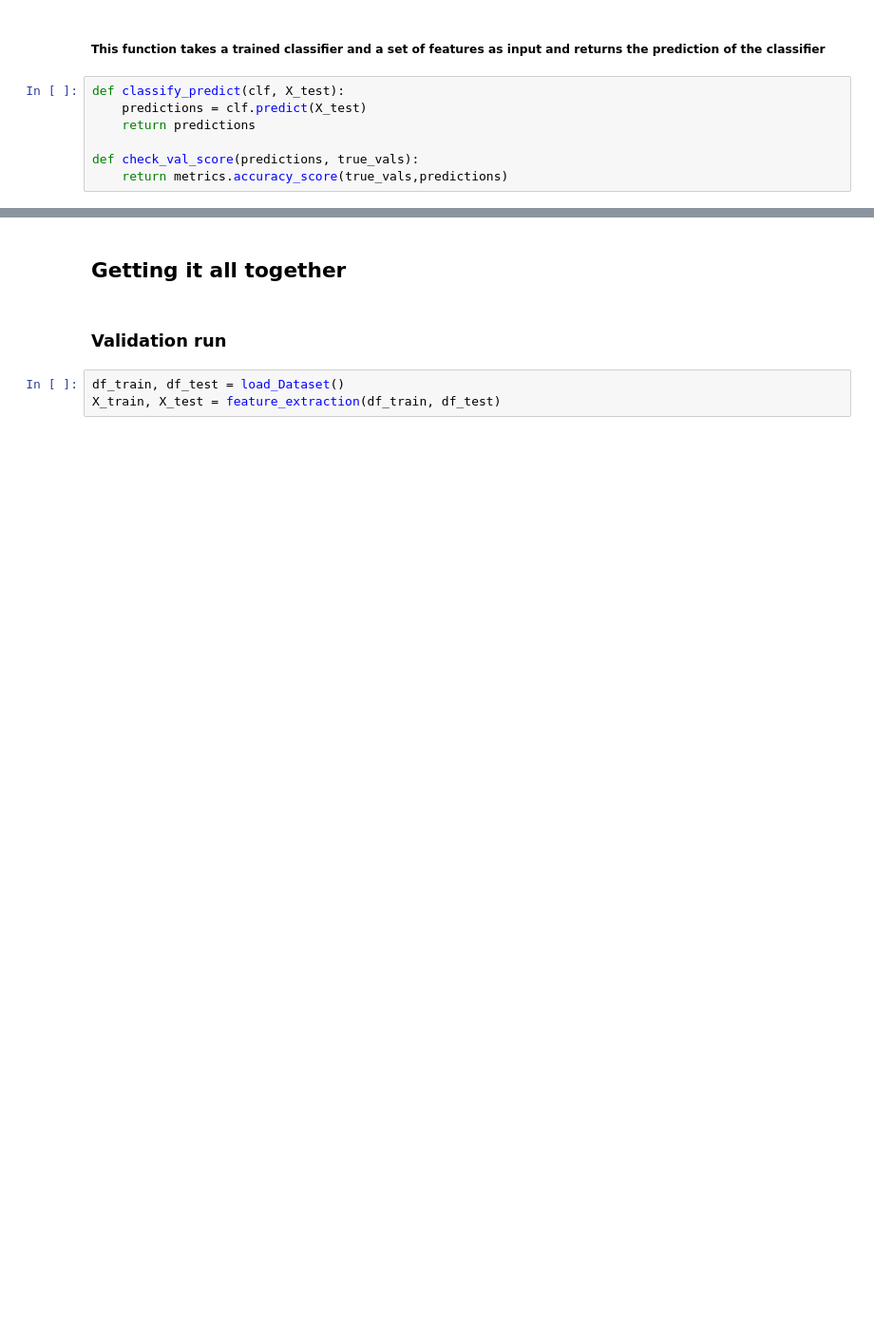
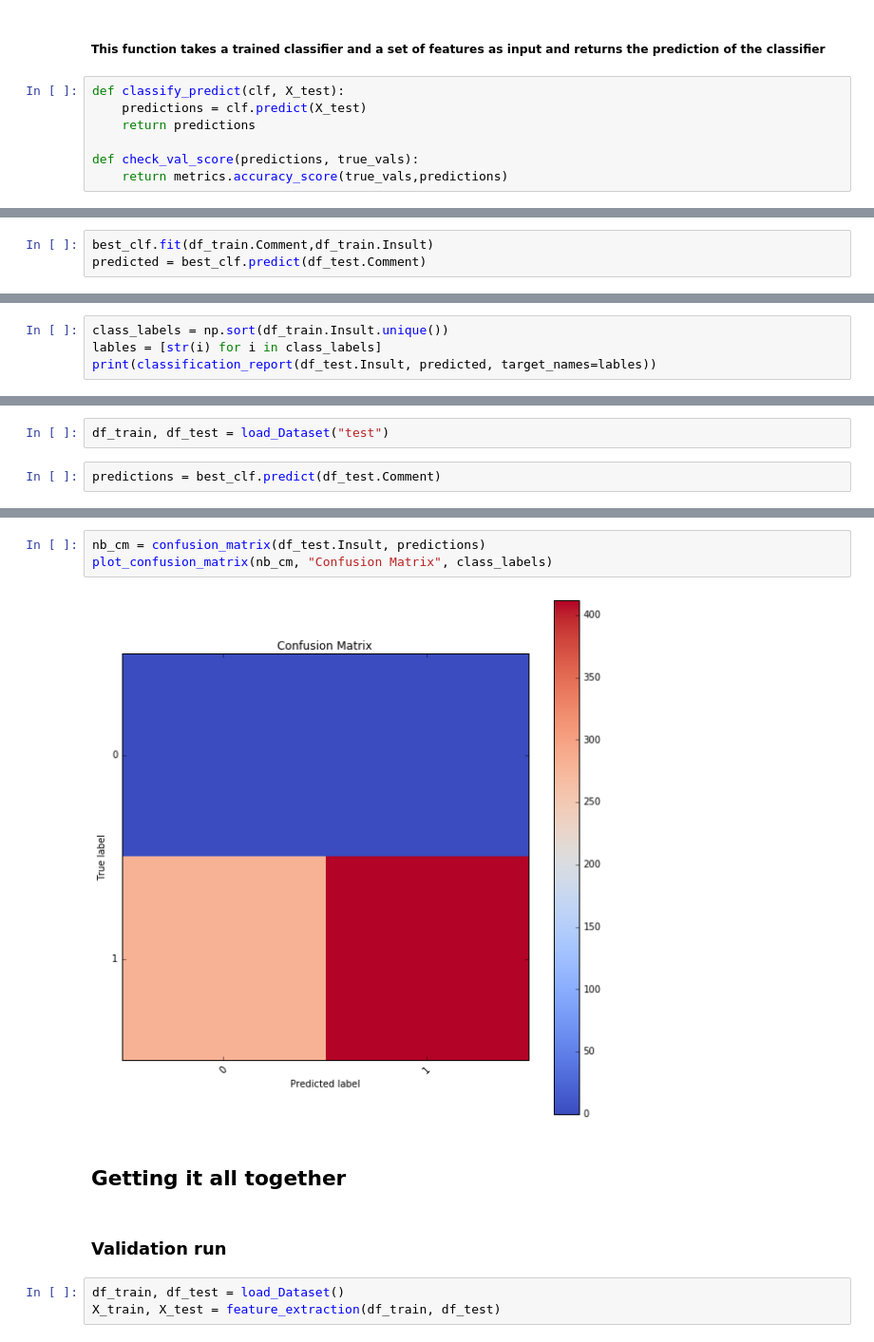
Before and after one commit to dalmia-nihar/abuse-detection-nlp, a Jupyter notebook: Abuse_Detection.ipynb, the cells around one changed output, grey strips where cells are left out. Shown at 95% size. Saved outputs shown, nothing was run; the diff lists cells and outputs as text; blank space fills up the shorter version.

```diff
--- a/Abuse_Detection.ipynb
+++ b/Abuse_Detection.ipynb
@@ -217,0 +326,3 @@ def check_val_score(predictions, true_vals):
+# %%
+best_clf.fit(df_train.Comment,df_train.Insult)
+predicted = best_clf.predict(df_test.Comment)
@@ -217,0 +333,4 @@ def check_val_score(predictions, true_vals):
+# %%
+class_labels = np.sort(df_train.Insult.unique())
+lables = [str(i) for i in class_labels]
+print(classification_report(df_test.Insult, predicted, target_names=lables))
@@ -217,0 +346,4 @@ def check_val_score(predictions, true_vals):
+# %%
+df_train, df_test = load_Dataset("test")
+# %%
+predictions = best_clf.predict(df_test.Comment)
@@ -218,3 +363,8 @@ def check_val_score(predictions, true_vals):
+# %%
+nb_cm = confusion_matrix(df_test.Insult, predictions)
+plot_confusion_matrix(nb_cm, "Confusion Matrix", class_labels)
+# %% [output]
+[figure, added]
 # %% [markdown]
 ## Getting it all together
 # %% [markdown]
```
Also changed, not shown: parts of 35 cells of this notebook.
